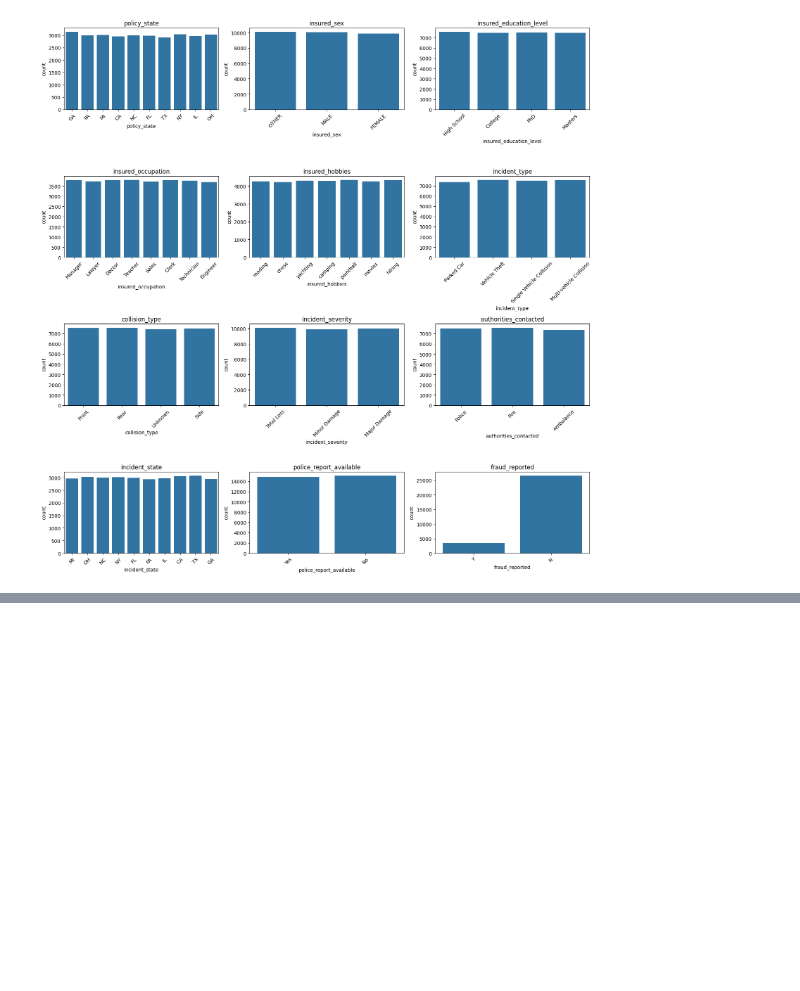
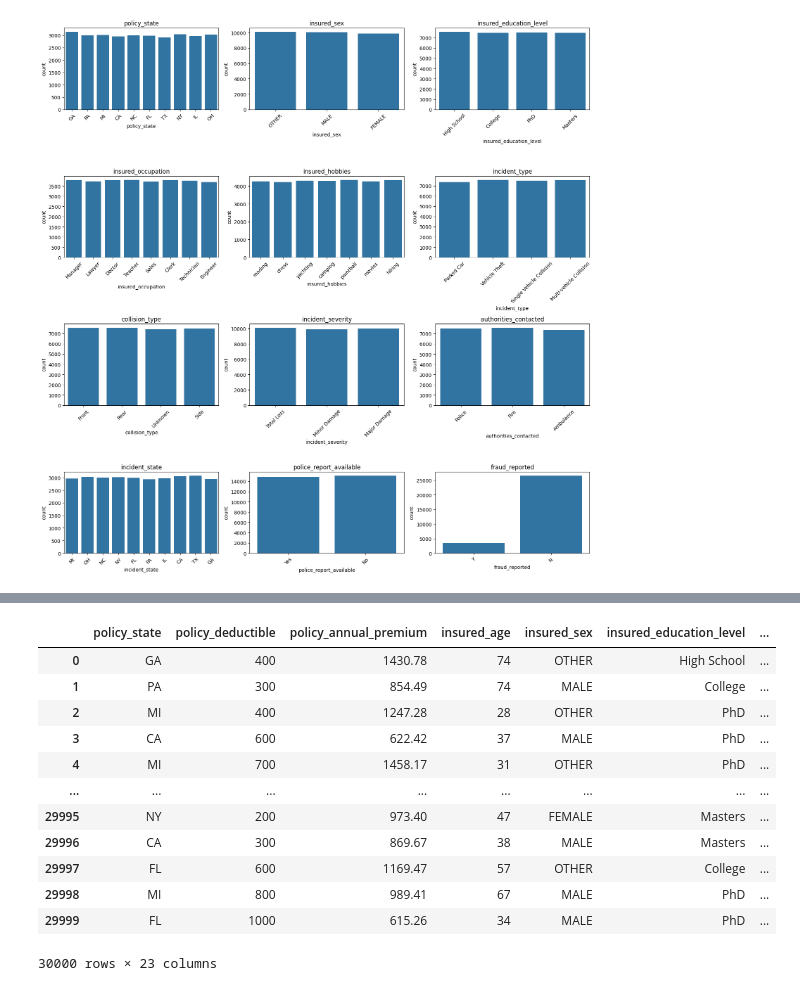
Before and after one commit to Salma-M-H/Car_Fraud_Insurance_Detection, a Jupyter notebook: car_insurance_fraud_detection.ipynb, the cells around one changed output, grey strips where cells are left out. Saved outputs shown, nothing was run; the diff lists cells and outputs as text; code cells hidden in the pictures; blank space fills up the shorter version.

```diff
--- a/car_insurance_fraud_detection.ipynb
+++ b/car_insurance_fraud_detection.ipynb
@@ -198,0 +247,4 @@ plt.show()
+# %%
+# consider Nan => no authorities contacted
+
+car_insurance_fraud_df_copy.fillna('not contacted', inplace=True)
@@ -198,0 +276,4 @@ plt.show()
+# %%
+car_insurance_fraud_df_copy['incident_date'] = pd.to_datetime(car_insurance_fraud_df_copy['incident_date'],
+                                                              format='%d/%m/%Y', errors='coerce')
+car_insurance_fraud_df_copy['incident_date']
@@ -198,0 +293,16 @@ plt.show()
+# %%
+car_insurance_fraud_df_copy
+# %% [output]
+|  | policy_state | policy_deductible | policy_annual_premium | insured_age | insured_sex | insured_education_level | ... |
+| 0 | GA | 400 | 1430.78 | 74 | OTHER | High School | ... |
+| 1 | PA | 300 | 854.49 | 74 | MALE | College | ... |
+| 2 | MI | 400 | 1247.28 | 28 | OTHER | PhD | ... |
+| 3 | CA | 600 | 622.42 | 37 | MALE | PhD | ... |
+| 4 | MI | 700 | 1458.17 | 31 | OTHER | PhD | ... |
+| ... | ... | ... | ... | ... | ... | ... | ... |
+| 29995 | NY | 200 | 973.40 | 47 | FEMALE | Masters | ... |
+| 29996 | CA | 300 | 869.67 | 38 | MALE | Masters | ... |
+| 29997 | FL | 600 | 1169.47 | 57 | OTHER | College | ... |
+| 29998 | MI | 800 | 989.41 | 67 | MALE | PhD | ... |
+| 29999 | FL | 1000 | 615.26 | 34 | MALE | PhD | ... |
+30000 rows × 23 columns
```
Also changed, not shown: parts of 8 cells of this notebook.
